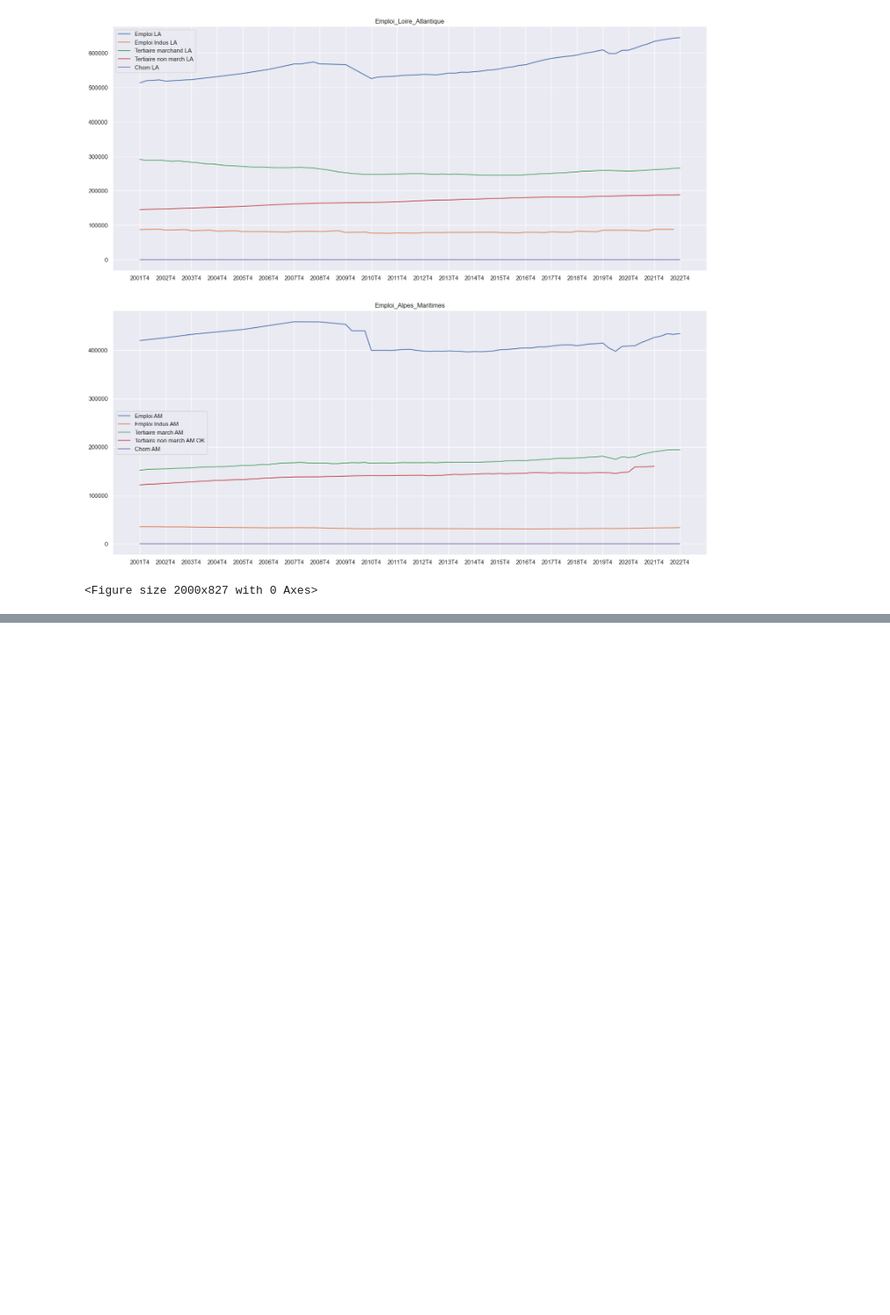
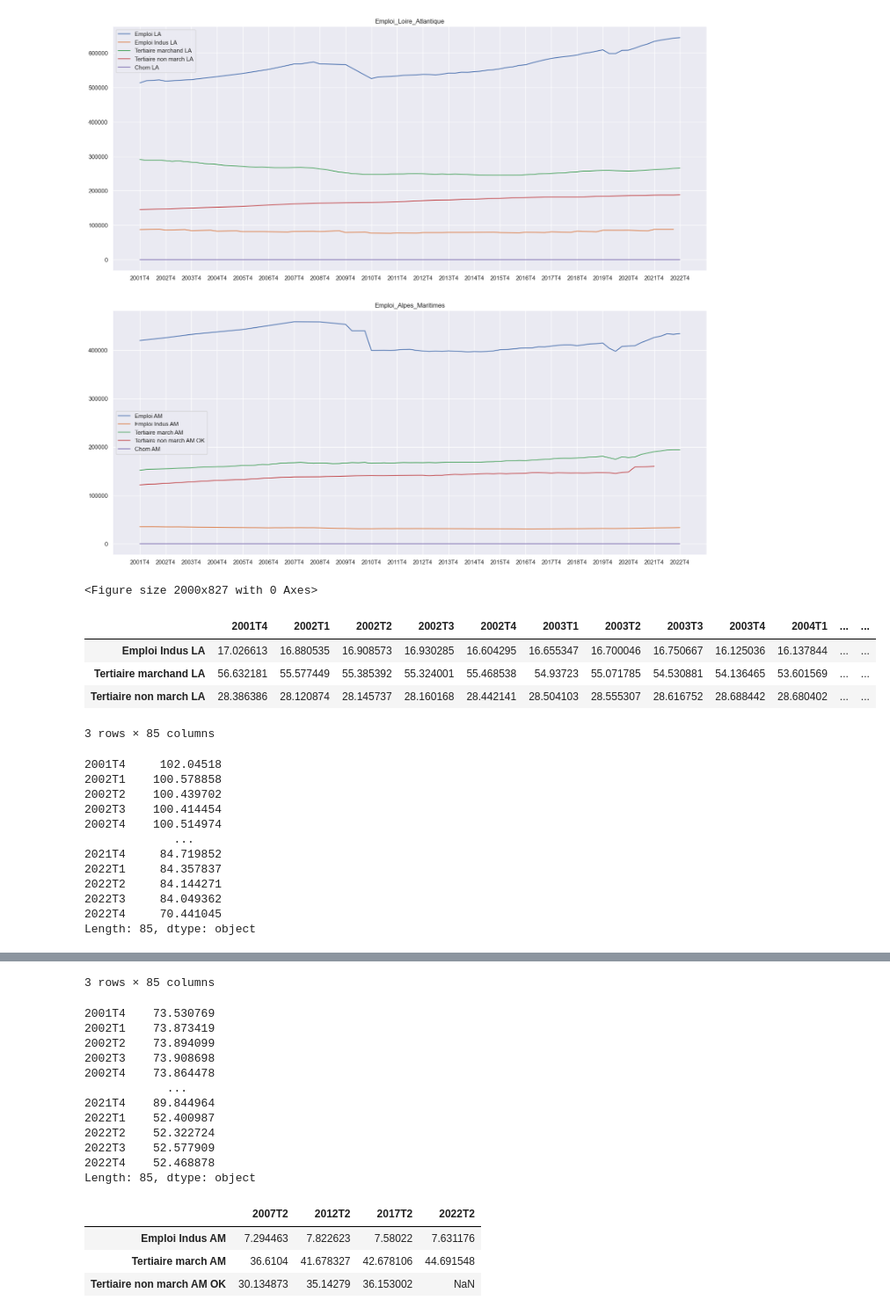
Before and after one commit to CinquinAndy/i1-mspr-data, a Jupyter notebook: Notebook_visu_graphs.ipynb, the cells around one changed output, grey strips where cells are left out. Shown: that part at 88% size. Cells and saved outputs as stored; diff of their text form; code cells hidden in the pictures; blank space fills up the shorter version.

Commit message:
Graphs pourcentages d'emploi par secteur d'activité, version 1

```diff
--- a/Notebook_visu_graphs.ipynb
+++ b/Notebook_visu_graphs.ipynb
@@ -128,3 +128,35 @@ for i in range(len(dataframes)):
 [figure]
 [figure]
 <Figure size 2000x827 with 0 Axes>
+# %%
+proportions = []
+for i in range(len(dataframes)) :
+    zone = "LA" if i == 0 else "AM"
+    libelle_colonne_emploi = "Emploi {}".format(zone)
+    libelle_colonne_num_departement = "N°_Departement"
+    dataframe = dataframes[i].drop(libelle_colonne_num_departement, axis=AXE_COLONNES)
+    libelles_lignes_emploi_et_chomage = [libelle_colonne_emploi,"Chom {}".format(zone)]
+    serie_emploi_total = dataframe.loc[libelle_colonne_emploi]
+    dataframe_sans_emploi_total_ni_chomage = dataframe.drop(libelles_lignes_emploi_et_chomage, axis=0)
+    proportion_emploi_par_secteur = dataframe_sans_emploi_total_ni_chomage.divide(serie_emploi_total).mul(100)
+    display(proportion_emploi_par_secteur)
+    display(proportion_emploi_par_secteur.sum(axis=0))
+    proportions.append(proportion_emploi_par_secteur)
+# %% [output]
+|  | 2001T4 | 2002T1 | 2002T2 | 2002T3 | 2002T4 | 2003T1 | 2003T2 | 2003T3 | 2003T4 | 2004T1 | ... | ... |
+| Emploi Indus LA | 17.026613 | 16.880535 | 16.908573 | 16.930285 | 16.604295 | 16.655347 | 16.700046 | 16.750667 | 16.125036 | 16.137844 | ... | ... |
+| Tertiaire marchand LA | 56.632181 | 55.577449 | 55.385392 | 55.324001 | 55.468538 | 54.93723 | 55.071785 | 54.530881 | 54.136465 | 53.601569 | ... | ... |
+| Tertiaire non march LA | 28.386386 | 28.120874 | 28.145737 | 28.160168 | 28.442141 | 28.504103 | 28.555307 | 28.616752 | 28.688442 | 28.680402 | ... | ... |
+3 rows × 85 columns
+2001T4     102.04518
+2002T1    100.578858
+2002T2    100.439702
+2002T3    100.414454
+2002T4    100.514974
+             ...
+2021T4     84.719852
+2022T1     84.357837
+2022T2     84.144271
+2022T3     84.049362
+2022T4     70.441045
+Length: 85, dtype: object
@@ -130,0 +167,23 @@ for i in range(len(dataframes)):
+3 rows × 85 columns
+2001T4    73.530769
+2002T1    73.873419
+2002T2    73.894099
+2002T3    73.908698
+2002T4    73.864478
+            ...
+2021T4    89.844964
+2022T1    52.400987
+2022T2    52.322724
+2022T3    52.577909
+2022T4    52.468878
+Length: 85, dtype: object
+# %%
+trimestres_interessants = ["2007T2","2012T2","2017T2","2022T2"]
+df_proportions_emploi_AM = proportions[1]
+donnees_elections = df_proportions_emploi_AM[trimestres_interessants]
+donnees_elections
+# %% [output]
+|  | 2007T2 | 2012T2 | 2017T2 | 2022T2 |
+| Emploi Indus AM | 7.294463 | 7.822623 | 7.58022 | 7.631176 |
+| Tertiaire march AM | 36.6104 | 41.678327 | 42.678106 | 44.691548 |
+| Tertiaire non march AM OK | 30.134873 | 35.14279 | 36.153002 | NaN |
```
Also changed, not shown: parts of 2 cells of this notebook.
